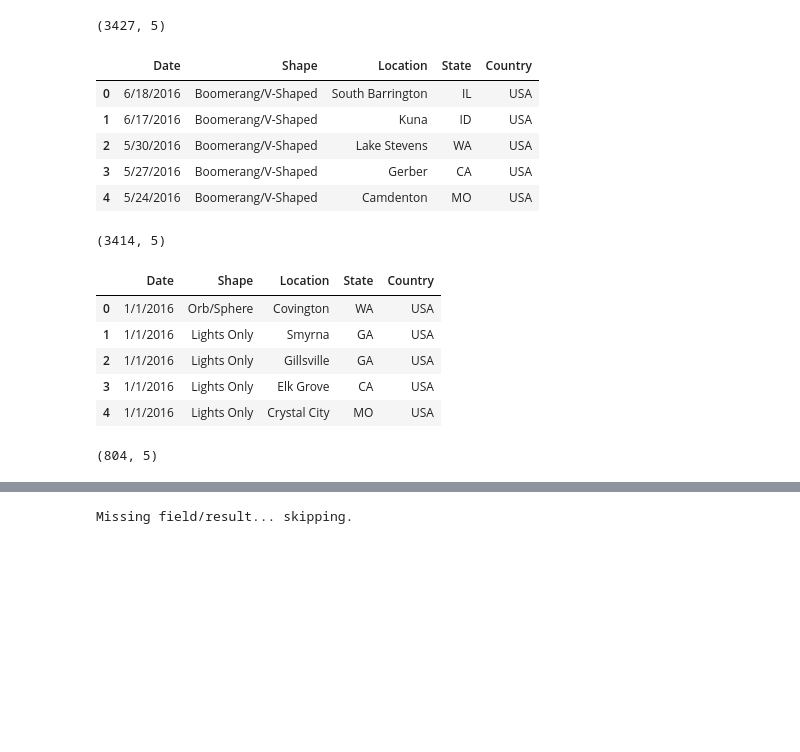
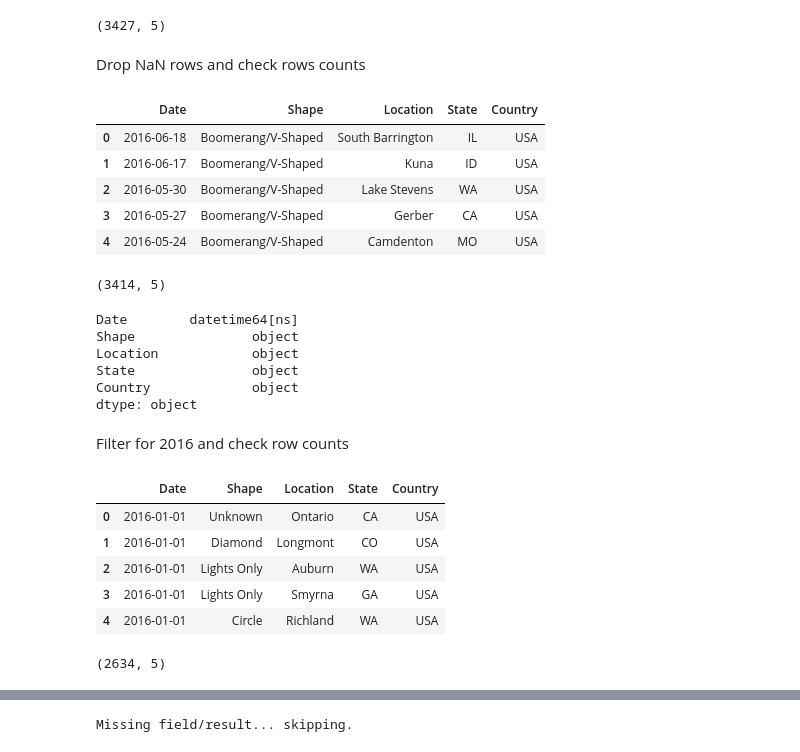
Before and after one commit to rromang/ETL-Project, a Jupyter notebook: ufo_data.ipynb, the cells around one changed output, grey strips where cells are left out. Drawn from its saved outputs; the diff is of its cells as text; code cells hidden in the pictures; blank space fills up the shorter version.

```diff
--- a/ufo_data.ipynb
+++ b/ufo_data.ipynb
@@ -13,6 +16,7 @@ if g_key == "YOUR KEY HERE!":
 # %%
 csv_path = "Datasets/ufo_location_shape.csv"
 ufo_df = pd.read_csv(csv_path)
+ufo_df['Event.Date'] = pd.to_datetime(ufo_df['Event.Date'], format="%m/%d/%Y")
 ufo_df.head()
 # %% [output]
 |  | Event.Date | Shape | Location | State | Country | Source | USA | Unnamed: 7 |
@@ -59,35 +73,48 @@ ufo_df_dropped = ufo_df_dropped.rename(columns={'Event.Date': 'Date'})
 ufo_df_dropped.shape
 # %% [output]
 (3427, 5)
+# %% [markdown]
+Drop NaN rows and check rows counts
 # %%
 ufo_df_cleaned = ufo_df_dropped.dropna()
 ufo_df_cleaned.head()
 # %% [output]
 |  | Date | Shape | Location | State | Country |
-| 0 | 6/18/2016 | Boomerang/V-Shaped | South Barrington | IL | USA |
-| 1 | 6/17/2016 | Boomerang/V-Shaped | Kuna | ID | USA |
-| 2 | 5/30/2016 | Boomerang/V-Shaped | Lake Stevens | WA | USA |
-| 3 | 5/27/2016 | Boomerang/V-Shaped | Gerber | CA | USA |
-| 4 | 5/24/2016 | Boomerang/V-Shaped | Camdenton | MO | USA |
+| 0 | 2016-06-18 | Boomerang/V-Shaped | South Barrington | IL | USA |
+| 1 | 2016-06-17 | Boomerang/V-Shaped | Kuna | ID | USA |
+| 2 | 2016-05-30 | Boomerang/V-Shaped | Lake Stevens | WA | USA |
+| 3 | 2016-05-27 | Boomerang/V-Shaped | Gerber | CA | USA |
+| 4 | 2016-05-24 | Boomerang/V-Shaped | Camdenton | MO | USA |
 # %%
 ufo_df_cleaned.shape
 # %% [output]
 (3414, 5)
+# %%
+ufo_df_cleaned.dtypes
+# %% [output]
+Date        datetime64[ns]
+Shape               object
+Location            object
+State               object
+Country             object
+dtype: object
+# %% [markdown]
+Filter for 2016 and check row counts
 # %%
-initial_date = "1/1/2016"
-end_date = "12/31/2016"
+initial_date = "2016-01-01"
+end_date = "2016-12-31"
 ufo_df_date = ufo_df_cleaned.loc[(ufo_df_cleaned['Date']>=initial_date) & (ufo_df_cleaned['Date']<= end_date)]
 ufo_df_date_sorted = ufo_df_date.sort_values(by=['Date'])
 ufo_df_date_sorted = ufo_df_date_sorted.reset_index(drop=True)
 ufo_df_date_sorted.head()
 # %% [output]
 |  | Date | Shape | Location | State | Country |
-| 0 | 1/1/2016 | Orb/Sphere | Covington | WA | USA |
-| 1 | 1/1/2016 | Lights Only | Smyrna | GA | USA |
-| 2 | 1/1/2016 | Lights Only | Gillsville | GA | USA |
-| 3 | 1/1/2016 | Lights Only | Elk Grove | CA | USA |
-| 4 | 1/1/2016 | Lights Only | Crystal City | MO | USA |
+| 0 | 2016-01-01 | Unknown | Ontario | CA | USA |
+| 1 | 2016-01-01 | Diamond | Longmont | CO | USA |
+| 2 | 2016-01-01 | Lights Only | Auburn | WA | USA |
+| 3 | 2016-01-01 | Lights Only | Smyrna | GA | USA |
+| 4 | 2016-01-01 | Circle | Richland | WA | USA |
 # %%
 ufo_df_date_sorted.shape
 # %% [output]
-(804, 5)
+(2634, 5)
```
Also changed, not shown: parts of 32 cells of this notebook, 2 other files.
